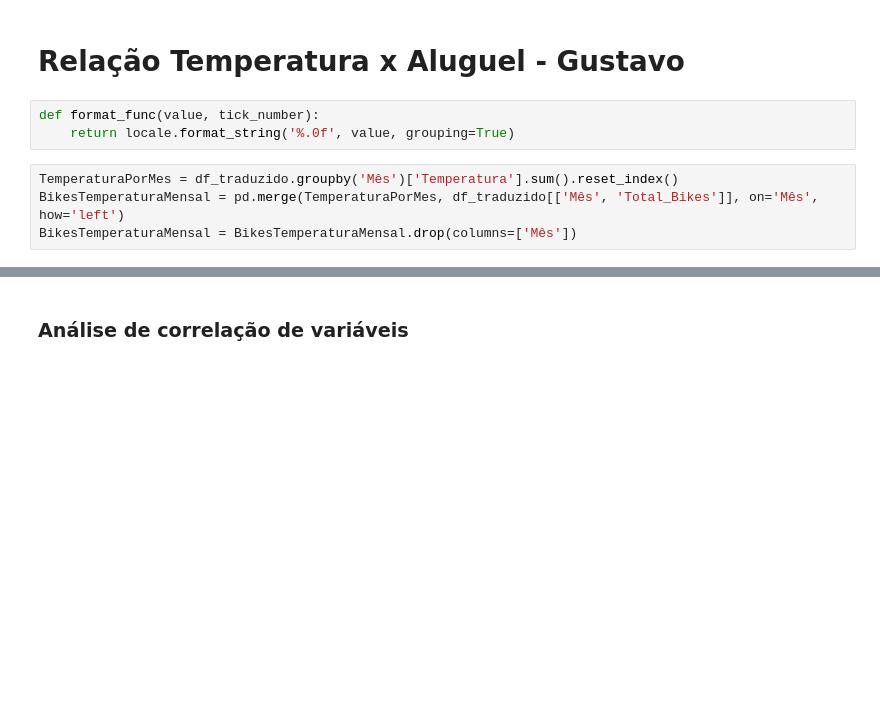
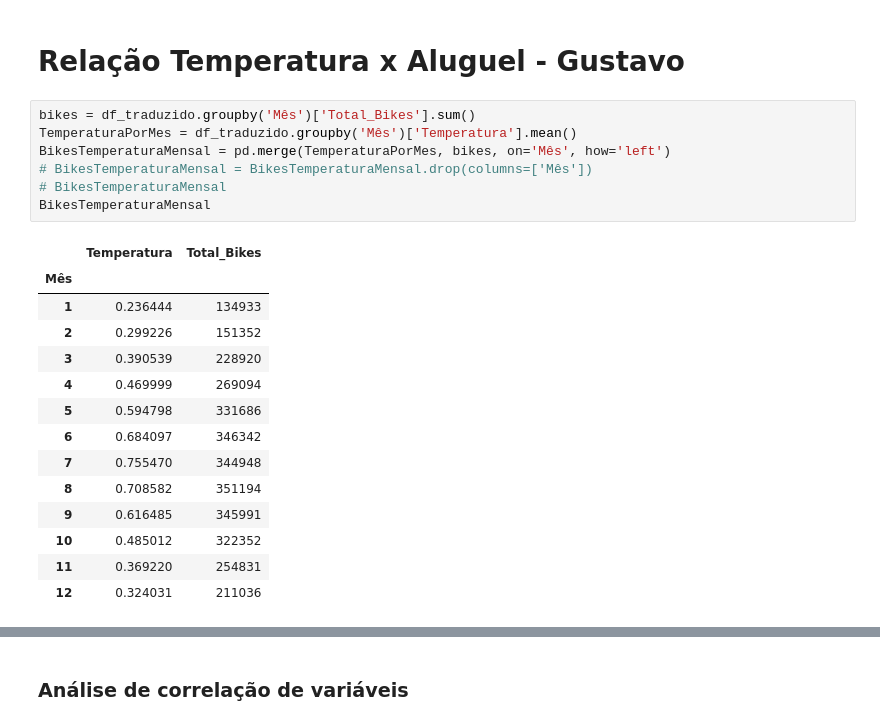
Before and after one commit to MarceloBindi30/A3_AnaliseDeDados, a Jupyter notebook: A3_Main.ipynb, the cells around one changed output, grey strips where cells are left out. Cells and saved outputs as stored; diff of their text form; blank space fills up the shorter version.

```diff
--- a/A3_Main.ipynb
+++ b/A3_Main.ipynb
@@ -228,9 +242,24 @@ plt.show()
 # %% [markdown]
 # Relação Temperatura x Aluguel - Gustavo
-# %%
-def format_func(value, tick_number):
-    return locale.format_string('%.0f', value, grouping=True)
 # %%
-TemperaturaPorMes = df_traduzido.groupby('Mês')['Temperatura'].sum().reset_index()
-BikesTemperaturaMensal = pd.merge(TemperaturaPorMes, df_traduzido[['Mês', 'Total_Bikes']], on='Mês', how='left')
-BikesTemperaturaMensal = BikesTemperaturaMensal.drop(columns=['Mês'])
+bikes = df_traduzido.groupby('Mês')['Total_Bikes'].sum()
+TemperaturaPorMes = df_traduzido.groupby('Mês')['Temperatura'].mean()
+BikesTemperaturaMensal = pd.merge(TemperaturaPorMes, bikes, on='Mês', how='left')
+# BikesTemperaturaMensal = BikesTemperaturaMensal.drop(columns=['Mês'])
+# BikesTemperaturaMensal
+BikesTemperaturaMensal
+# %% [output]
+|  | Temperatura | Total_Bikes |
+| Mês |  |  |
+| 1 | 0.236444 | 134933 |
+| 2 | 0.299226 | 151352 |
+| 3 | 0.390539 | 228920 |
+| 4 | 0.469999 | 269094 |
+| 5 | 0.594798 | 331686 |
+| 6 | 0.684097 | 346342 |
+| 7 | 0.755470 | 344948 |
+| 8 | 0.708582 | 351194 |
+| 9 | 0.616485 | 345991 |
+| 10 | 0.485012 | 322352 |
+| 11 | 0.369220 | 254831 |
+| 12 | 0.324031 | 211036 |
```
Also changed, not shown: parts of 2 cells of this notebook.
